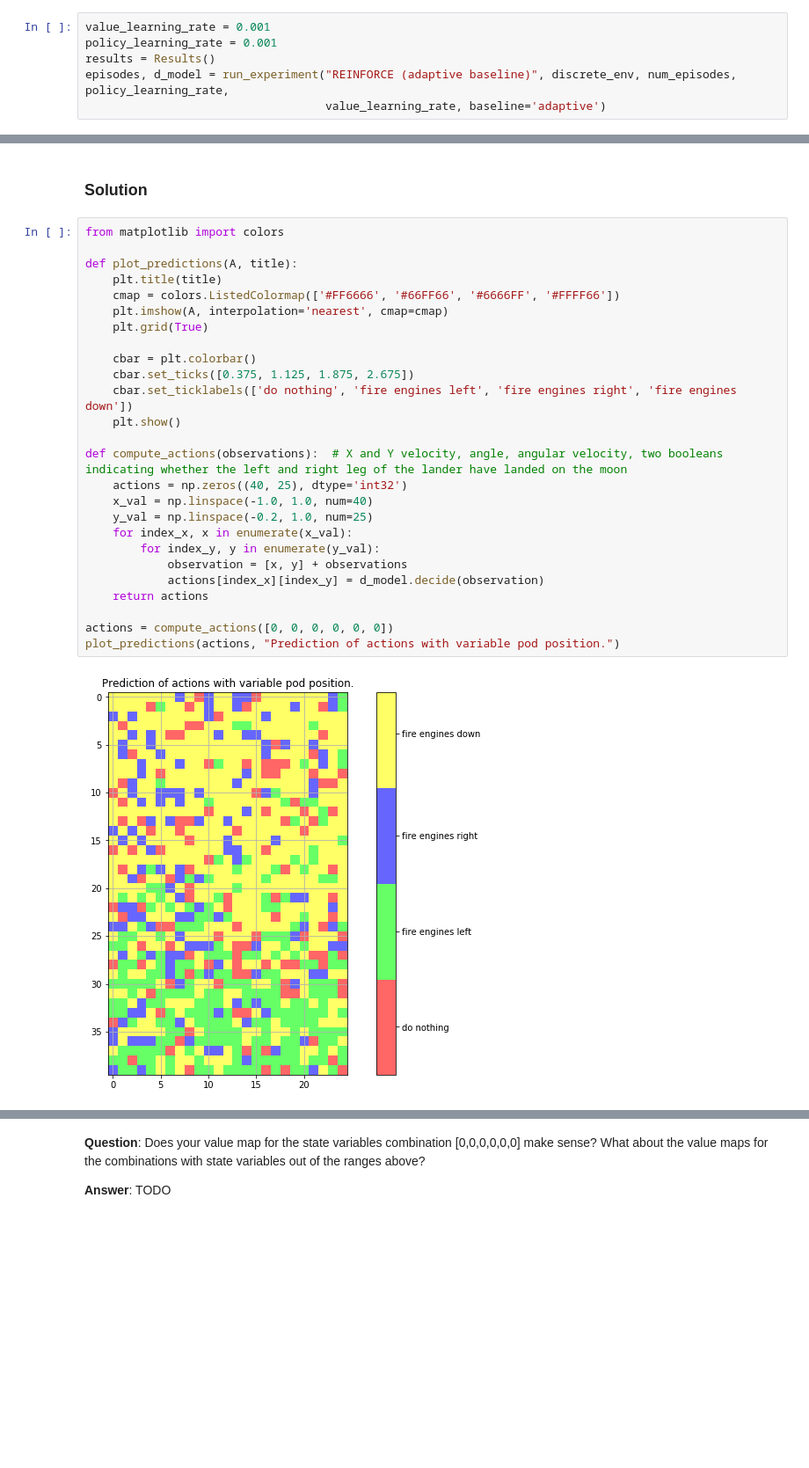
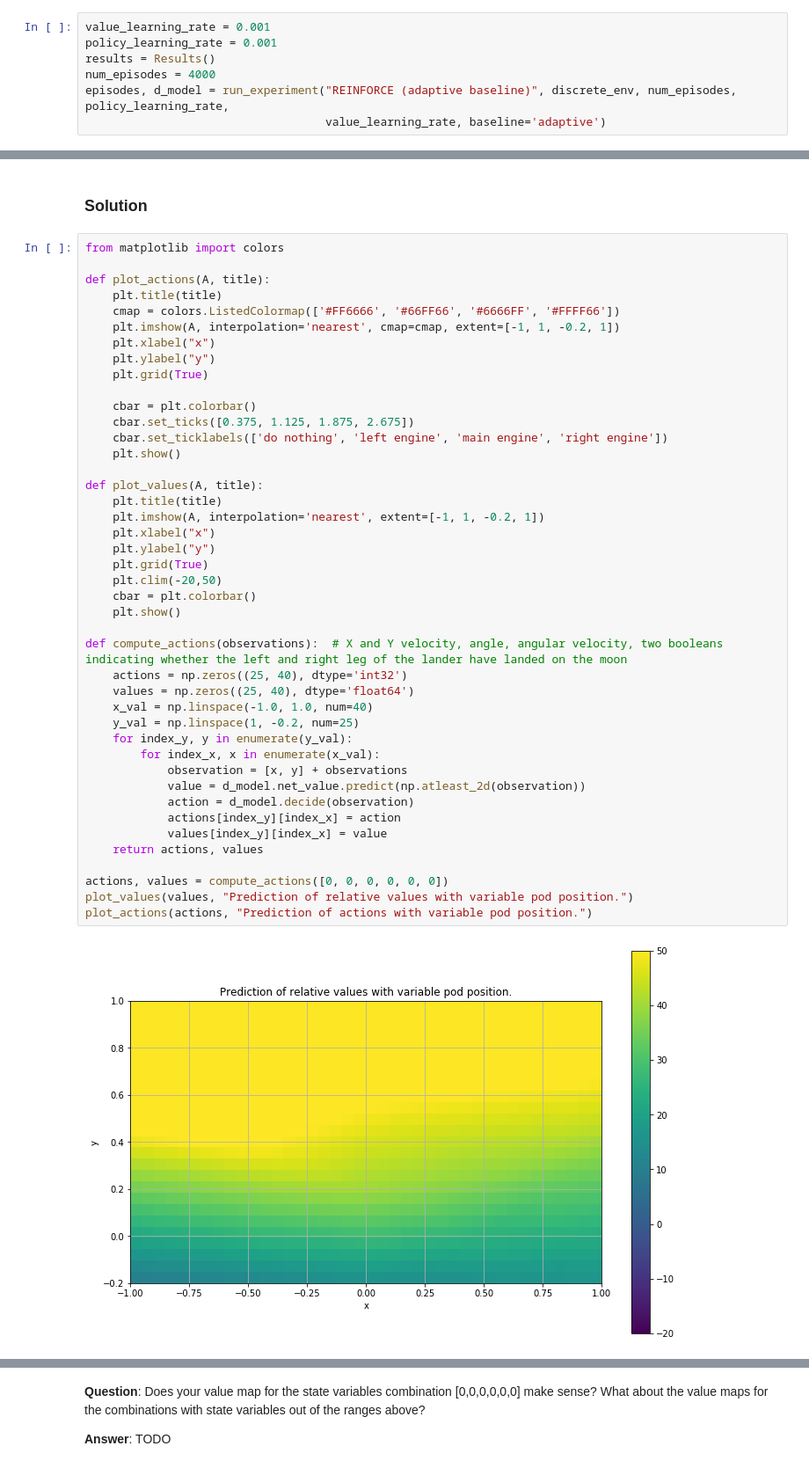
Before and after one commit to MartinStrambach/ANN_projects, a Jupyter notebook: miniproject3_2019.ipynb, the cells around one changed output, grey strips where cells are left out. Shown at 88% size. Drawn from its saved outputs; the diff is of its cells as text; blank space fills up the shorter version.

Commit message:
Fix action value plots.

```diff
--- a/miniproject3_2019.ipynb
+++ b/miniproject3_2019.ipynb
@@ -470,6 +468,7 @@ TECHNICAL NOTE: Some textbooks may refer to this approach as "Actor-Critic", whe
 value_learning_rate = 0.001
 policy_learning_rate = 0.001
 results = Results()
+num_episodes = 4000
 episodes, d_model = run_experiment("REINFORCE (adaptive baseline)", discrete_env, num_episodes, policy_learning_rate,
                                    value_learning_rate, baseline='adaptive')
 # %% [output]
@@ -495,28 +494,45 @@ Ideally, our value network should have learned to predict the relative values ac
 # %%
 from matplotlib import colors
 
-def plot_predictions(A, title):
+def plot_actions(A, title):
     plt.title(title)
     cmap = colors.ListedColormap(['#FF6666', '#66FF66', '#6666FF', '#FFFF66'])
-    plt.imshow(A, interpolation='nearest', cmap=cmap)
+    plt.imshow(A, interpolation='nearest', cmap=cmap, extent=[-1, 1, -0.2, 1])
+    plt.xlabel("x")
+    plt.ylabel("y")
     plt.grid(True)
 
     cbar = plt.colorbar()
     cbar.set_ticks([0.375, 1.125, 1.875, 2.675])
-    cbar.set_ticklabels(['do nothing', 'fire engines left', 'fire engines right', 'fire engines down'])
+    cbar.set_ticklabels(['do nothing', 'left engine', 'main engine', 'right engine'])
+    plt.show()
+
+def plot_values(A, title):
+    plt.title(title)
+    plt.imshow(A, interpolation='nearest', extent=[-1, 1, -0.2, 1])
+    plt.xlabel("x")
+    plt.ylabel("y")
+    plt.grid(True)
+    plt.clim(-20,50)
+    cbar = plt.colorbar()
     plt.show()
 
 def compute_actions(observations):  # X and Y velocity, angle, angular velocity, two booleans indicating whether the left and right leg of the lander have landed on the moon
-    actions = np.zeros((40, 25), dtype='int32')
+    actions = np.zeros((25, 40), dtype='int32')
+    values = np.zeros((25, 40), dtype='float64')
     x_val = np.linspace(-1.0, 1.0, num=40)
-    y_val = np.linspace(-0.2, 1.0, num=25)
-    for index_x, x in enumerate(x_val):
-        for index_y, y in enumerate(y_val):
+    y_val = np.linspace(1, -0.2, num=25)
+    for index_y, y in enumerate(y_val):
+        for index_x, x in enumerate(x_val):
             observation = [x, y] + observations
-            actions[index_x][index_y] = d_model.decide(observation)
-    return actions
+            value = d_model.net_value.predict(np.atleast_2d(observation))
+            action = d_model.decide(observation)
+            actions[index_y][index_x] = action
+            values[index_y][index_x] = value
+    return actions, values
 
-actions = compute_actions([0, 0, 0, 0, 0, 0])
-plot_predictions(actions, "Prediction of actions with variable pod position.")
+actions, values = compute_actions([0, 0, 0, 0, 0, 0])
+plot_values(values, "Prediction of relative values with variable pod position.")
+plot_actions(actions, "Prediction of actions with variable pod position.")
 # %% [output]
-[figure, old version]
+[figure, new version]
```
Also changed, not shown: parts of 7 cells of this notebook.
